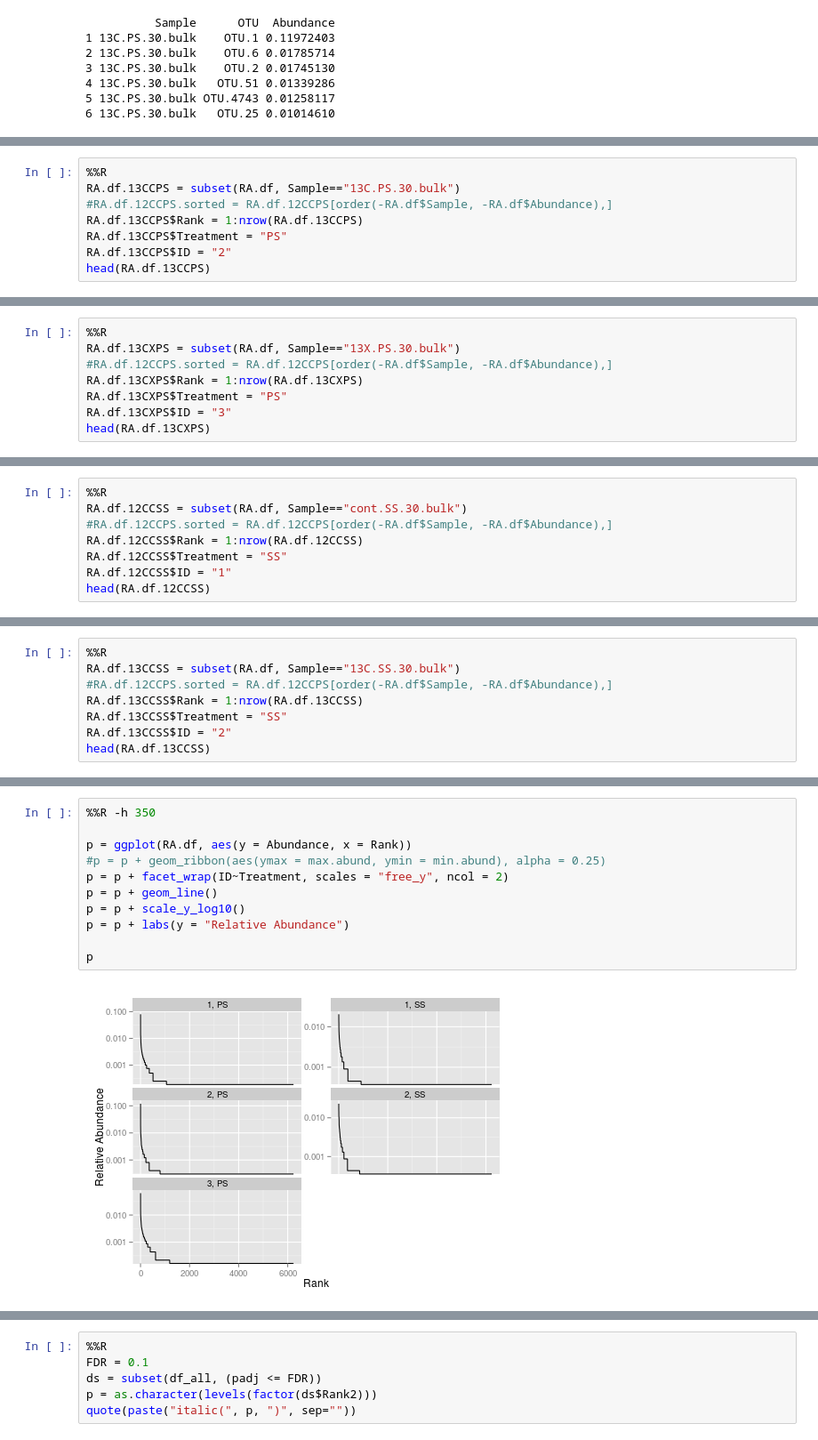
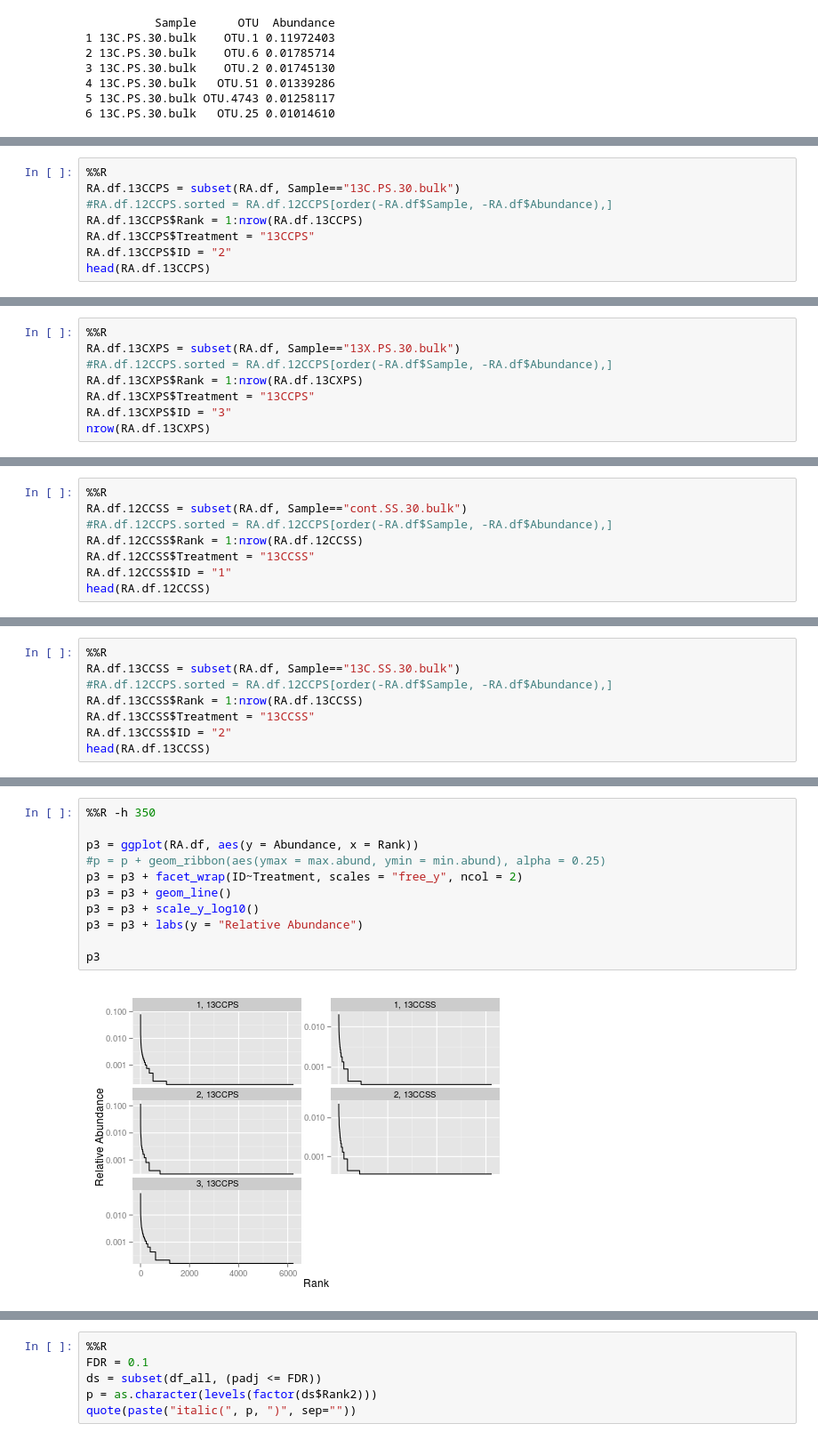
Before and after one commit to acampbellina/single_substrate, a Jupyter notebook: Rank_abundance.ipynb, the cells around one changed output, grey strips where cells are left out. Shown at 89% size. Drawn from its saved outputs; the diff is of its cells as text.

Commit message:
building RA figure

```diff
--- a/Rank_abundance.ipynb
+++ b/Rank_abundance.ipynb
@@ -127,7 +368,7 @@ head(RA.df.12CCPS)
 RA.df.13CCPS = subset(RA.df, Sample=="13C.PS.30.bulk")
 #RA.df.12CCPS.sorted = RA.df.12CCPS[order(-RA.df$Sample, -RA.df$Abundance),]
 RA.df.13CCPS$Rank = 1:nrow(RA.df.13CCPS)
-RA.df.13CCPS$Treatment = "PS"
+RA.df.13CCPS$Treatment = "13CCPS"
 RA.df.13CCPS$ID = "2"
 head(RA.df.13CCPS)
 # %% [output]
@@ -143,7 +384,7 @@ head(RA.df.13CCPS)
 RA.df.13CXPS = subset(RA.df, Sample=="13X.PS.30.bulk")
 #RA.df.12CCPS.sorted = RA.df.12CCPS[order(-RA.df$Sample, -RA.df$Abundance),]
 RA.df.13CXPS$Rank = 1:nrow(RA.df.13CXPS)
-RA.df.13CXPS$Treatment = "PS"
+RA.df.13CXPS$Treatment = "13CCPS"
 RA.df.13CXPS$ID = "3"
-head(RA.df.13CXPS)
+nrow(RA.df.13CXPS)
 # %% [output]
@@ -159,7 +394,7 @@ head(RA.df.13CXPS)
 RA.df.12CCSS = subset(RA.df, Sample=="cont.SS.30.bulk")
 #RA.df.12CCPS.sorted = RA.df.12CCPS[order(-RA.df$Sample, -RA.df$Abundance),]
 RA.df.12CCSS$Rank = 1:nrow(RA.df.12CCSS)
-RA.df.12CCSS$Treatment = "SS"
+RA.df.12CCSS$Treatment = "13CCSS"
 RA.df.12CCSS$ID = "1"
 head(RA.df.12CCSS)
 # %% [output]
@@ -175,7 +410,7 @@ head(RA.df.12CCSS)
 RA.df.13CCSS = subset(RA.df, Sample=="13C.SS.30.bulk")
 #RA.df.12CCPS.sorted = RA.df.12CCPS[order(-RA.df$Sample, -RA.df$Abundance),]
 RA.df.13CCSS$Rank = 1:nrow(RA.df.13CCSS)
-RA.df.13CCSS$Treatment = "SS"
+RA.df.13CCSS$Treatment = "13CCSS"
 RA.df.13CCSS$ID = "2"
 head(RA.df.13CCSS)
 # %% [output]
@@ -201,13 +436,13 @@ head(RA.df)
 # %%
 %%R -h 350
 
-p = ggplot(RA.df, aes(y = Abundance, x = Rank))
+p3 = ggplot(RA.df, aes(y = Abundance, x = Rank))
 #p = p + geom_ribbon(aes(ymax = max.abund, ymin = min.abund), alpha = 0.25)
-p = p + facet_wrap(ID~Treatment, scales = "free_y", ncol = 2)
-p = p + geom_line()
-p = p + scale_y_log10()
-p = p + labs(y = "Relative Abundance")
+p3 = p3 + facet_wrap(ID~Treatment, scales = "free_y", ncol = 2)
+p3 = p3 + geom_line()
+p3 = p3 + scale_y_log10()
+p3 = p3 + labs(y = "Relative Abundance")
 
-p
+p3
 # %% [output]
-[figure, old version]
+[figure, new version]
```
Also changed, not shown: parts of 34 cells of this notebook.
